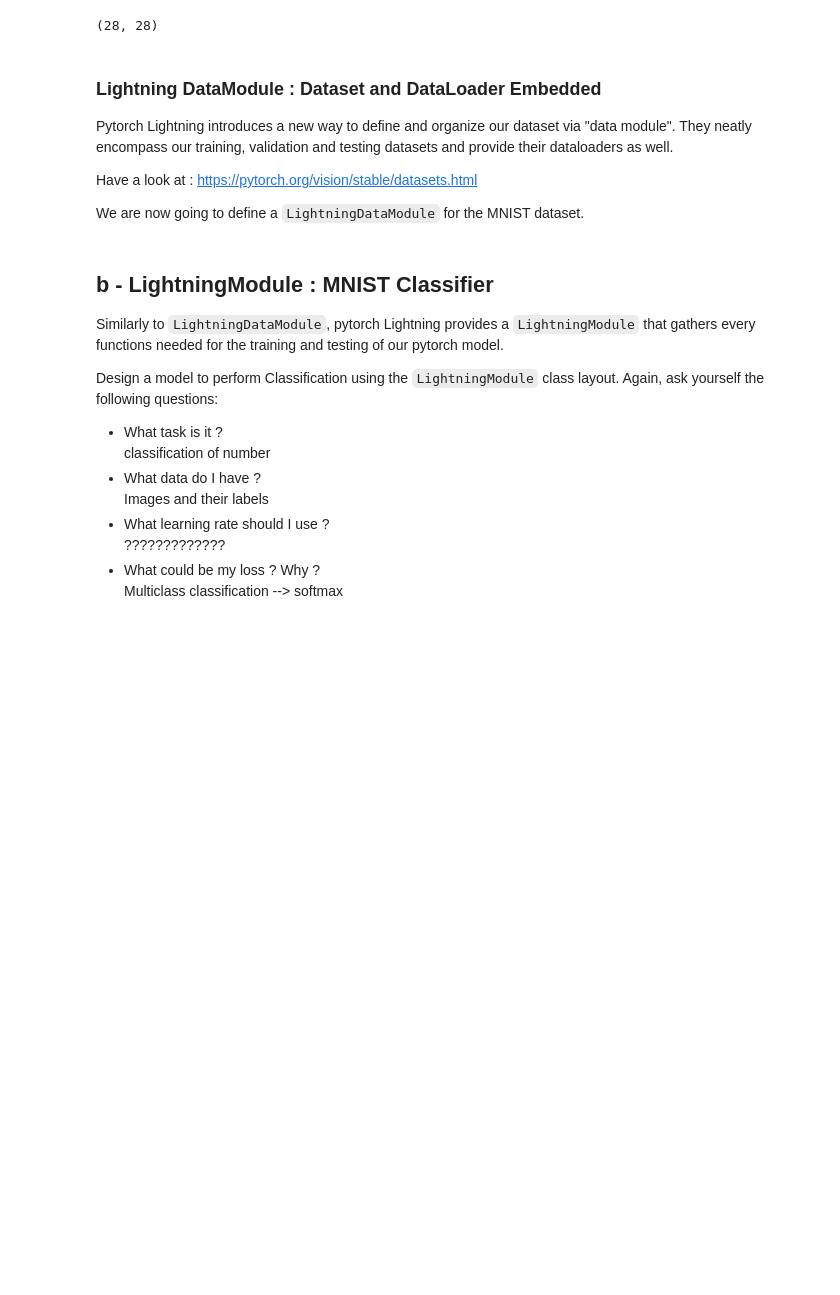
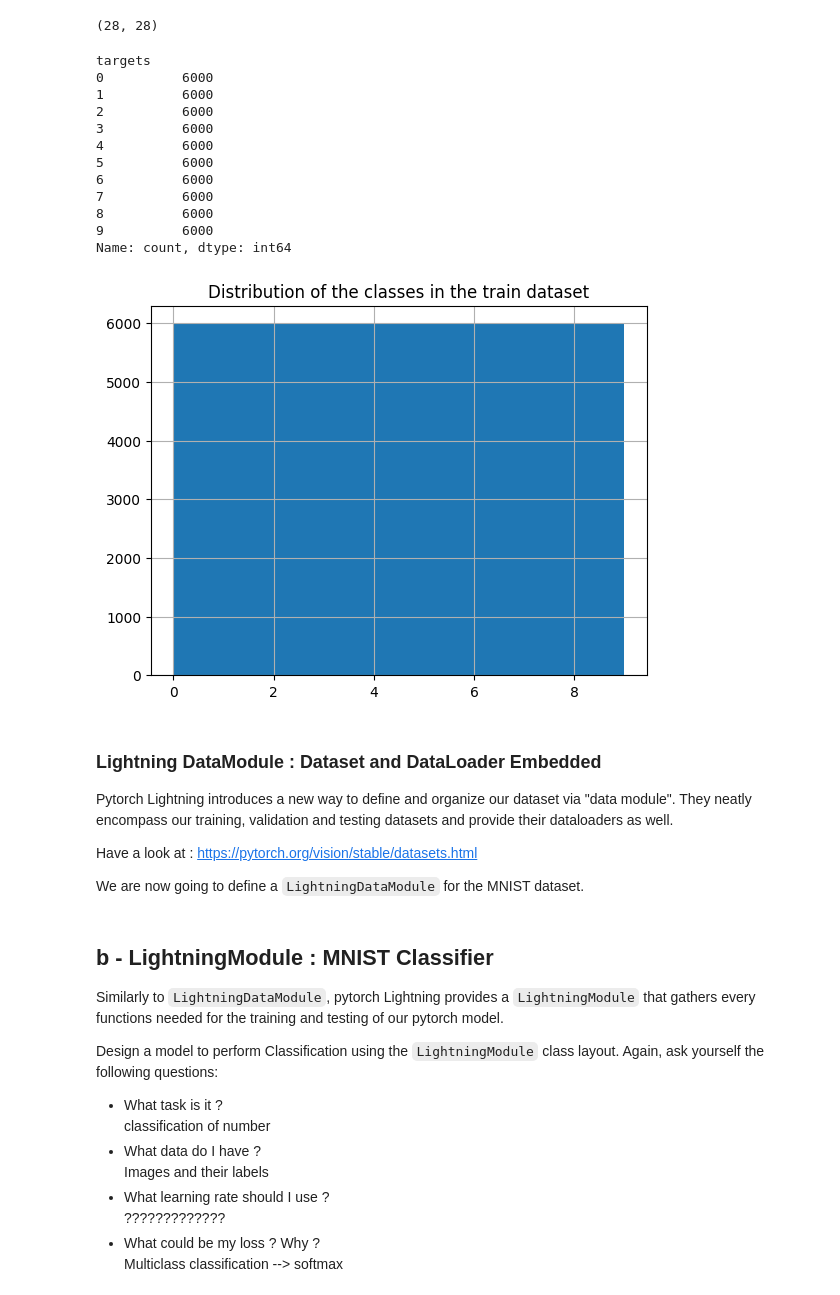
Before and after one commit to jhernandezga/DeepLearning-SIA-Tutorials, a Jupyter notebook: TP1/TP1 Image Clasif DNN Pytorch Lightning.ipynb, the cells around one changed output. Saved outputs shown, nothing was run; the diff lists cells and outputs as text; code cells hidden in the pictures; blank space fills up the shorter version.

```diff
--- a/TP1/TP1 Image Clasif DNN Pytorch Lightning.ipynb
+++ b/TP1/TP1 Image Clasif DNN Pytorch Lightning.ipynb
@@ -136,6 +137,28 @@ shape = sample[0].size
 print(shape)
 # %% [output]
 (28, 28)
+# %%
+import pandas as pd
+
+df_train = pd.DataFrame(dataset_train.targets, columns=['targets'])
+
+df_train.hist()
+plt.title("Distribution of the classes in the train dataset")
+df_train.value_counts()
+# %% [output]
+targets
+0          6000
+1          6000
+2          6000
+3          6000
+4          6000
+5          6000
+6          6000
+7          6000
+8          6000
+9          6000
+Name: count, dtype: int64
+[figure, added]
 # %% [markdown]
 ### Lightning DataModule : Dataset and DataLoader Embedded
 
```
Also changed, not shown: parts of 19 cells of this notebook, 2 other files.
